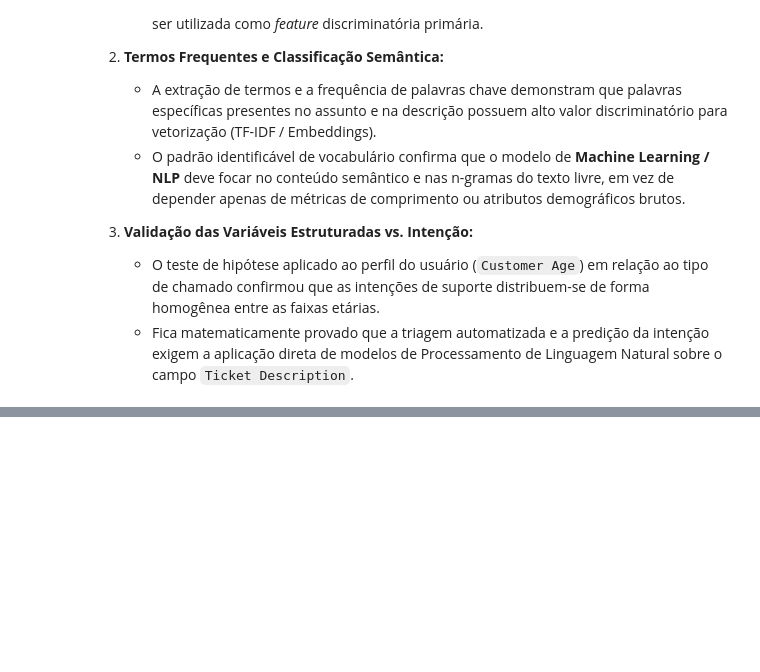
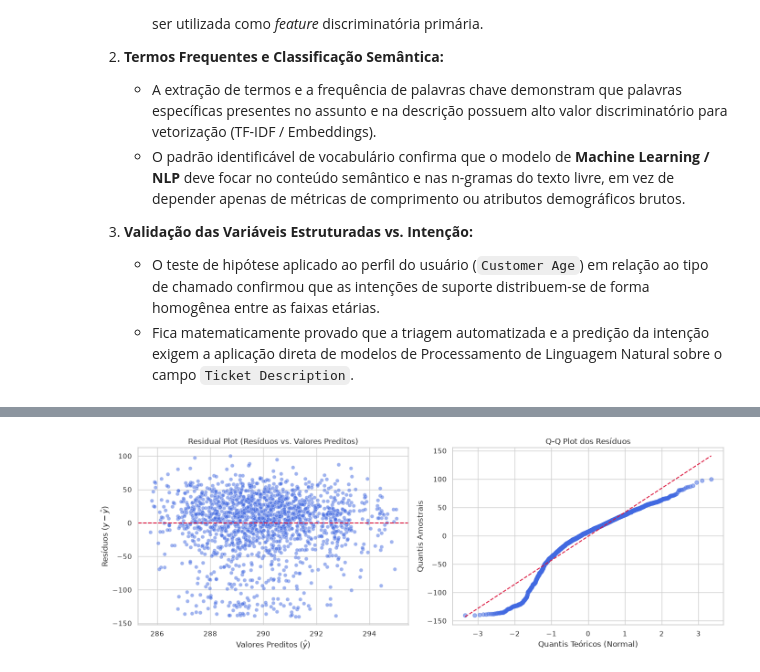
Before and after one commit to MatheusSantos285/matheus-pedro-leonardo, a Jupyter notebook: eda/eda_pb.ipynb, the cells around one changed output, grey strips where cells are left out. Drawn from its saved outputs; the diff is of its cells as text; code cells hidden in the pictures; blank space fills up the shorter version.

```diff
--- a/eda/eda_pb.ipynb
+++ b/eda/eda_pb.ipynb
@@ -1731,0 +1737,79 @@ Falha em rejeitar H0: Não há evidências estatísticas de diferença na idade
+# %%
+# REGRESSÃO LINEAR
+
+import numpy as np
+import pandas as pd
+import matplotlib.pyplot as plt
+import seaborn as sns
+from sklearn.model_selection import train_test_split
+from sklearn.linear_model import LinearRegression
+from sklearn.metrics import mean_squared_error, r2_score
+import scipy.stats as stats
+
+
+# Alvo definido: Comprimento do texto de abertura do chamado (Ticket Description Length)
+df['ticket_desc_len'] = df['Ticket Description'].astype(str).str.len()
+
+# Features preditoras:
+# - Numérica: Customer Age
+# - Categóricas ordinais/nominais: Ticket Priority, Ticket Channel, Ticket Type
+features_categoricas = ['Ticket Priority', 'Ticket Channel', 'Ticket Type']
+features_numericas = ['Customer Age']
+
+
+df_reg = pd.get_dummies(df[features_numericas + features_categoricas], drop_first=True)
+X = df_reg
+y = df['ticket_desc_len']
+
+# Divisão Treino e Teste (80/20) com semente para reprodutibilidade
+X_train, X_test, y_train, y_test = train_test_split(X, y, test_size=0.20, random_state=42)
+
+
+# Treinamento e Predição
+
+modelo_reg = LinearRegression()
+modelo_reg.fit(X_train, y_train)
+
+y_pred_train = modelo_reg.predict(X_train)
+y_pred_test = modelo_reg.predict(X_test)
+
+
+# Métricas de Avaliação
+
+rmse_train = np.sqrt(mean_squared_error(y_train, y_pred_train))
+rmse_test = np.sqrt(mean_squared_error(y_test, y_pred_test))
+
+r2_train = r2_score(y_train, y_pred_train)
+r2_test = r2_score(y_test, y_pred_test)
+
+print_formatado("MÉTRICAS DO MODELO DE REGRESSÃO LINEAR")
+print(f"Treino -> R²: {r2_train:.4f} | RMSE: {rmse_train:.2f} caracteres")
+print(f"Teste  -> R²: {r2_test:.4f} | RMSE: {rmse_test:.2f} caracteres")
+
+
+# Diagnóstico de Resíduos (Residual Plot & Q-Q Plot)
+
+residuos_test = y_test - y_pred_test
+
+fig, axes = plt.subplots(1, 2, figsize=(14, 5))
+
+# Gráfico 1: Residual Plot
+sns.scatterplot(x=y_pred_test, y=residuos_test, ax=axes[0], alpha=0.5, color='royalblue')
+axes[0].axhline(y=0, color='crimson', linestyle='--', linewidth=1.5)
+axes[0].set_title("Residual Plot (Resíduos vs. Valores Preditos)", fontsize=12)
+axes[0].set_xlabel(r"Valores Preditos ($\hat{y}$)")  # Adicionado o prefixo 'r'
+axes[0].set_ylabel(r"Resíduos ($y - \hat{y}$)")       # Adicionado o prefixo 'r'
+
+# Gráfico 2: Q-Q Plot (Quantile-Quantile Plot)
+stats.probplot(residuos_test, dist="norm", plot=axes[1])
+axes[1].get_lines()[0].set_color('royalblue')
+axes[1].get_lines()[0].set_alpha(0.5)
+axes[1].get_lines()[1].set_color('crimson')
+axes[1].get_lines()[1].set_linestyle('--')
+axes[1].set_title("Q-Q Plot dos Resíduos", fontsize=12)
+axes[1].set_xlabel("Quantis Teóricos (Normal)")
+axes[1].set_ylabel("Quantis Amostrais")
+
+plt.tight_layout()
+plt.show()
+# %% [output]
@@ -1731,0 +1821 @@ Falha em rejeitar H0: Não há evidências estatísticas de diferença na idade
+[figure, added]
```
Also changed, not shown: parts of 4 cells of this notebook, 1 other file.
